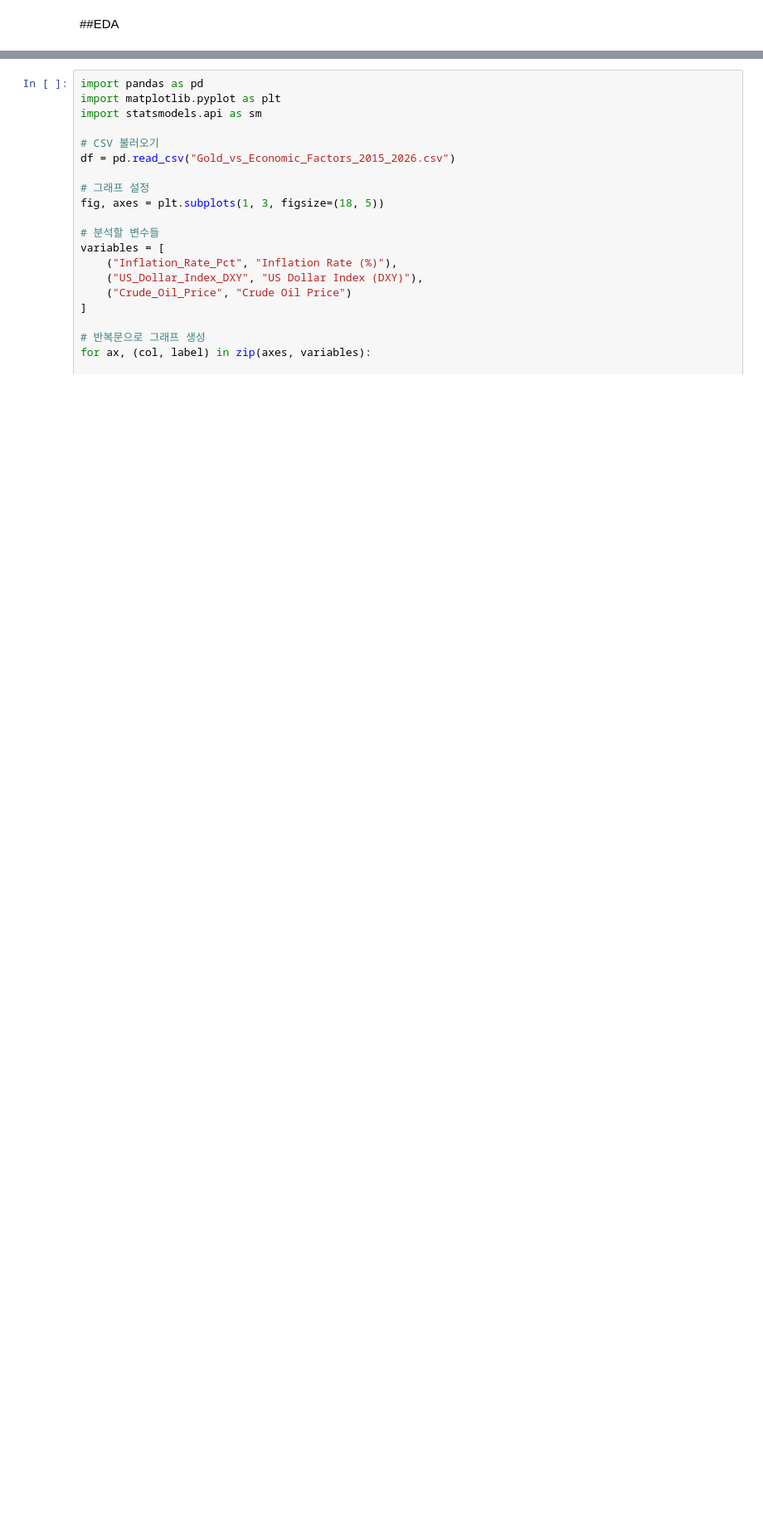
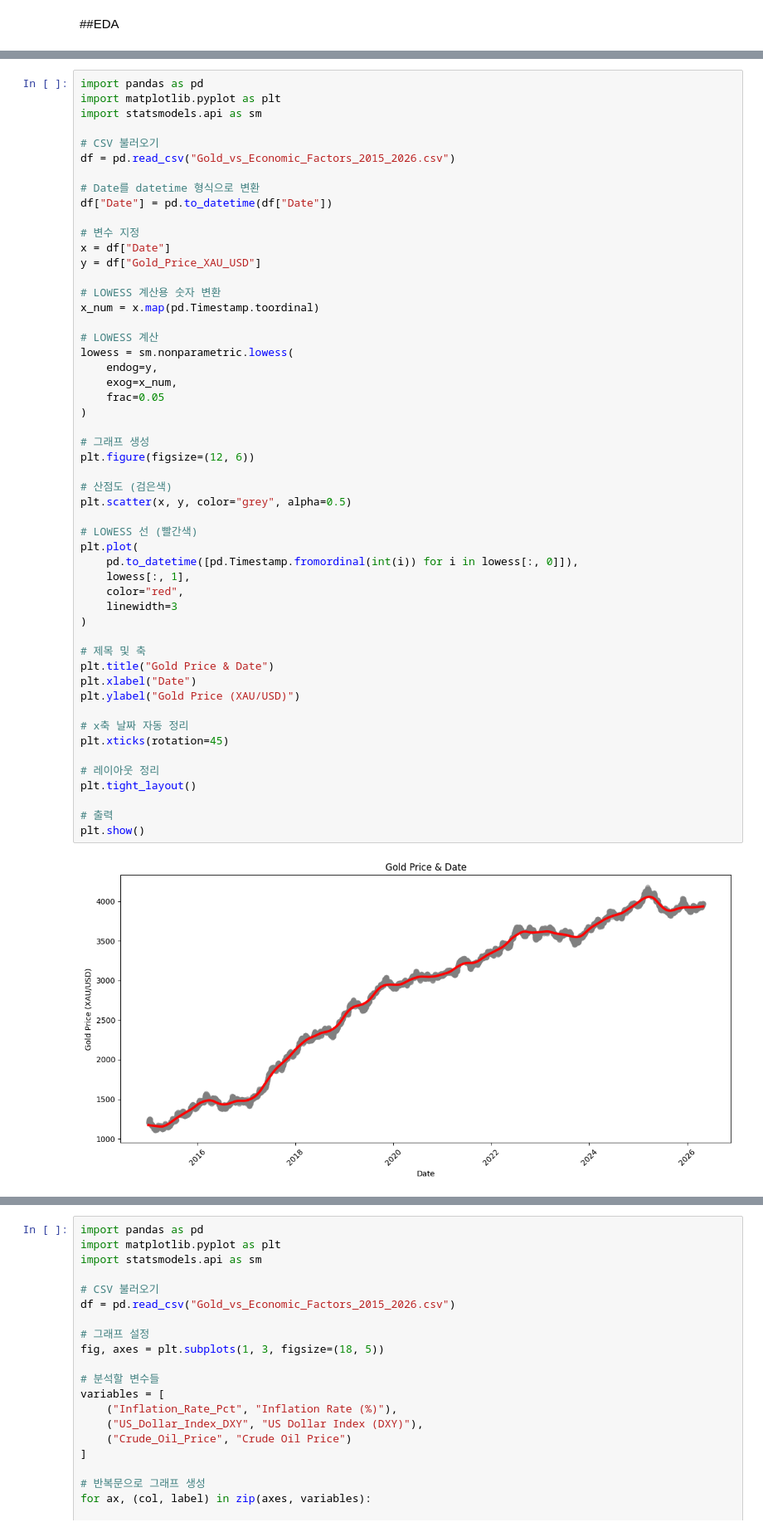
Before and after one commit to DogwonLee/Gold_Price, a Jupyter notebook: GoldPrice.ipynb, the cells around one changed output, grey strips where cells are left out. Shown at 83% size. Cells and saved outputs as stored; diff of their text form; blank space fills up the shorter version.

```diff
--- a/GoldPrice.ipynb
+++ b/GoldPrice.ipynb
@@ -63,0 +66,54 @@ Descriptive statistics of the DataFrame:
+# %%
+import pandas as pd
+import matplotlib.pyplot as plt
+import statsmodels.api as sm
+
+# CSV 불러오기
+df = pd.read_csv("Gold_vs_Economic_Factors_2015_2026.csv")
+
+# Date를 datetime 형식으로 변환
+df["Date"] = pd.to_datetime(df["Date"])
+
+# 변수 지정
+x = df["Date"]
+y = df["Gold_Price_XAU_USD"]
+
+# LOWESS 계산용 숫자 변환
+x_num = x.map(pd.Timestamp.toordinal)
+
+# LOWESS 계산
+lowess = sm.nonparametric.lowess(
+    endog=y,
+    exog=x_num,
+    frac=0.05
+)
+
+# 그래프 생성
+plt.figure(figsize=(12, 6))
+
+# 산점도 (검은색)
+plt.scatter(x, y, color="grey", alpha=0.5)
+
+# LOWESS 선 (빨간색)
+plt.plot(
+    pd.to_datetime([pd.Timestamp.fromordinal(int(i)) for i in lowess[:, 0]]),
+    lowess[:, 1],
+    color="red",
+    linewidth=3
+)
+
+# 제목 및 축
+plt.title("Gold Price & Date")
+plt.xlabel("Date")
+plt.ylabel("Gold Price (XAU/USD)")
+
+# x축 날짜 자동 정리
+plt.xticks(rotation=45)
+
+# 레이아웃 정리
+plt.tight_layout()
+
+# 출력
+plt.show()
+# %% [output]
+[figure, added]
```
Also changed, not shown: parts of 2 cells of this notebook.
